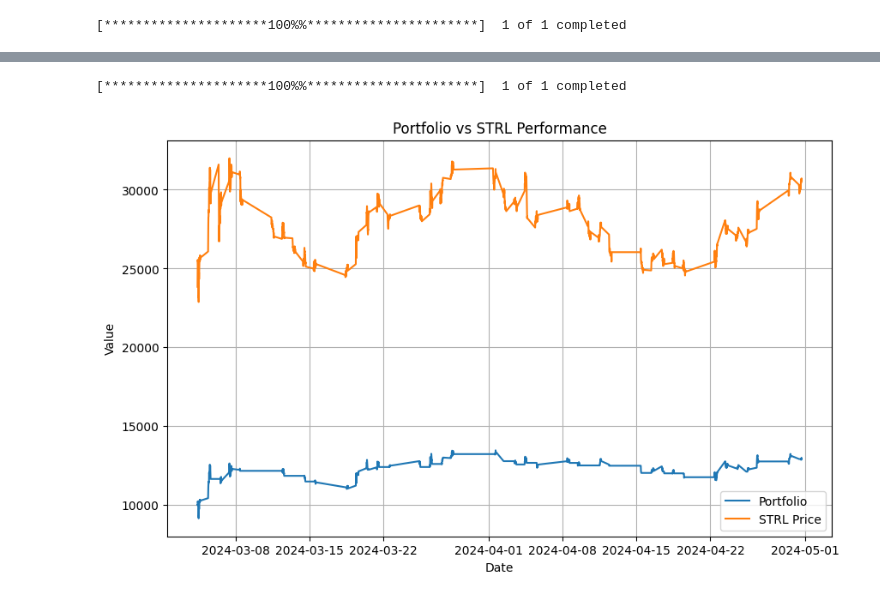
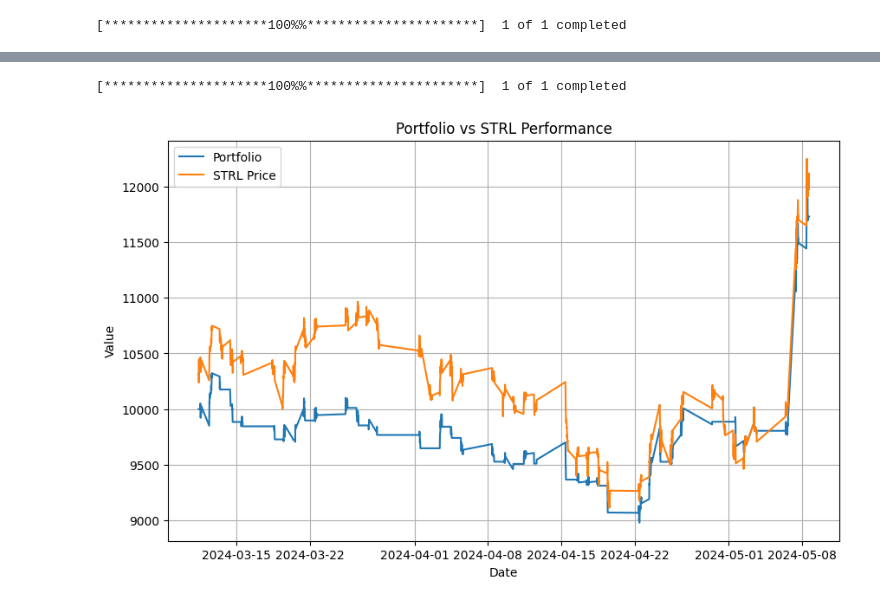
Before and after one commit to jfour1e/Quant-Algo-Trading, a Jupyter notebook: backtesting.ipynb, the cells around one changed output, grey strips where cells are left out. Saved outputs shown, nothing was run; the diff lists cells and outputs as text; code cells hidden in the pictures.

```diff
--- a/backtesting.ipynb
+++ b/backtesting.ipynb
@@ -7,12 +7,10 @@ from window import *
 import matplotlib.pyplot as plt
 import numpy as np
 
-ticker = 'NDAQ'
+ticker = 'IESC'
 start_date = (datetime.today() - timedelta(days=59)).strftime('%Y-%m-%d')
 end_date = datetime.today().strftime('%Y-%m-%d')
 
 data = fetch_data(ticker, start_date, end_date)
-
-print(data.columns)
 # %% [output]
 [*********************100%%**********************]  1 of 1 completed
@@ -198,23 +240,23 @@ plt.show()
 # %%
-ticker = 'REAL'
+ticker = 'STRL'
 start_date = (datetime.today() - timedelta(days=59)).strftime('%Y-%m-%d')
 end_date = datetime.today().strftime('%Y-%m-%d')
 
 data = fetch_data(ticker, start_date, end_date)
 
-stock_data = data['Close']*8000
+stock_data = data['Close']*96
 
 portfolio = backtest_strategy(data)
 
 plt.figure(figsize=(10, 6))
 plt.plot(portfolio.index, portfolio['Portfolio Value'], label='Portfolio')
 plt.plot(stock_data.index, stock_data, label='STRL Price')
 plt.title('Portfolio vs STRL Performance')
 plt.xlabel('Date')
 plt.ylabel('Value')
 plt.legend()
 plt.grid(True)
 plt.show()
 # %% [output]
 [*********************100%%**********************]  1 of 1 completed
-[figure, old version]
+[figure, new version]
```
Also changed, not shown: parts of 7 cells of this notebook, 2 other files.
